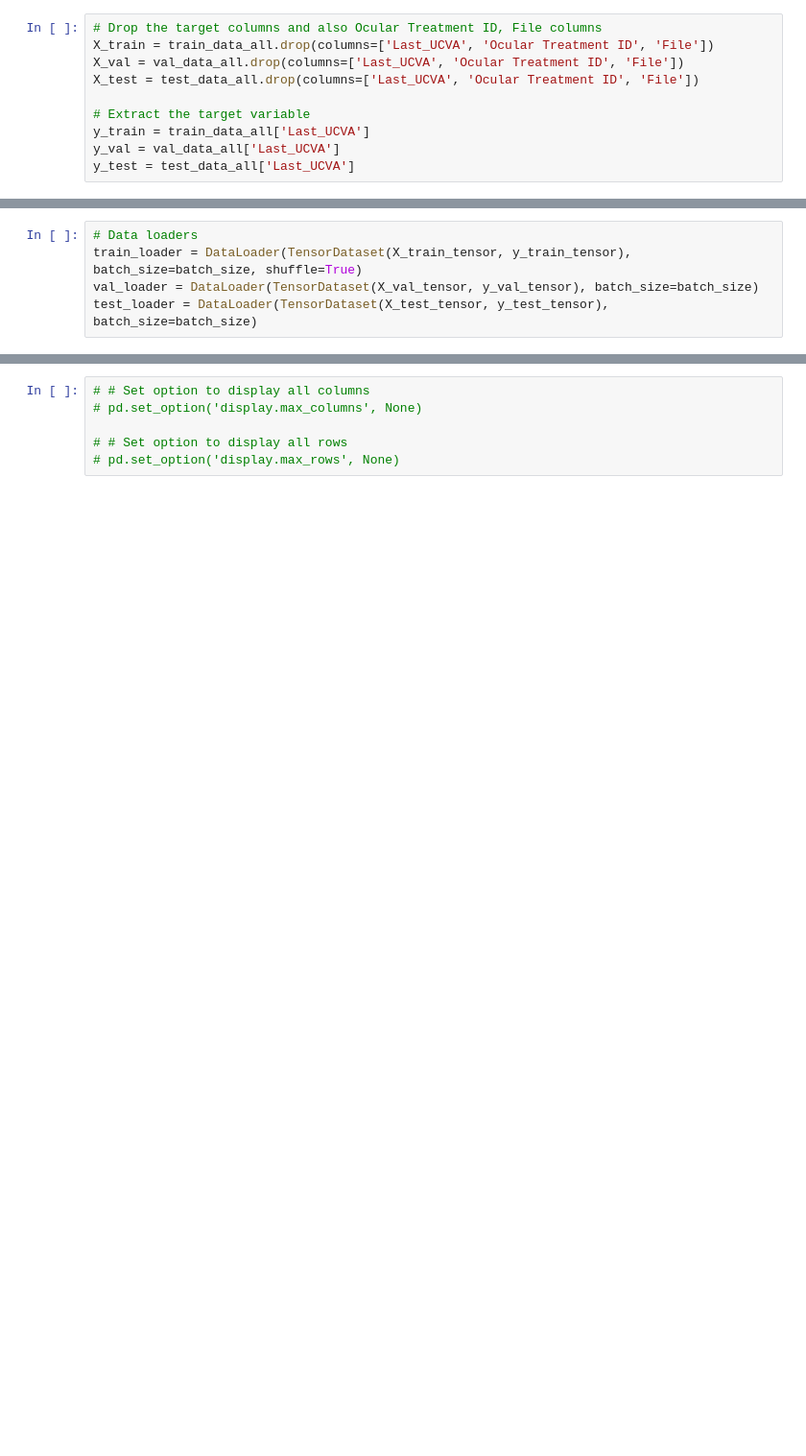
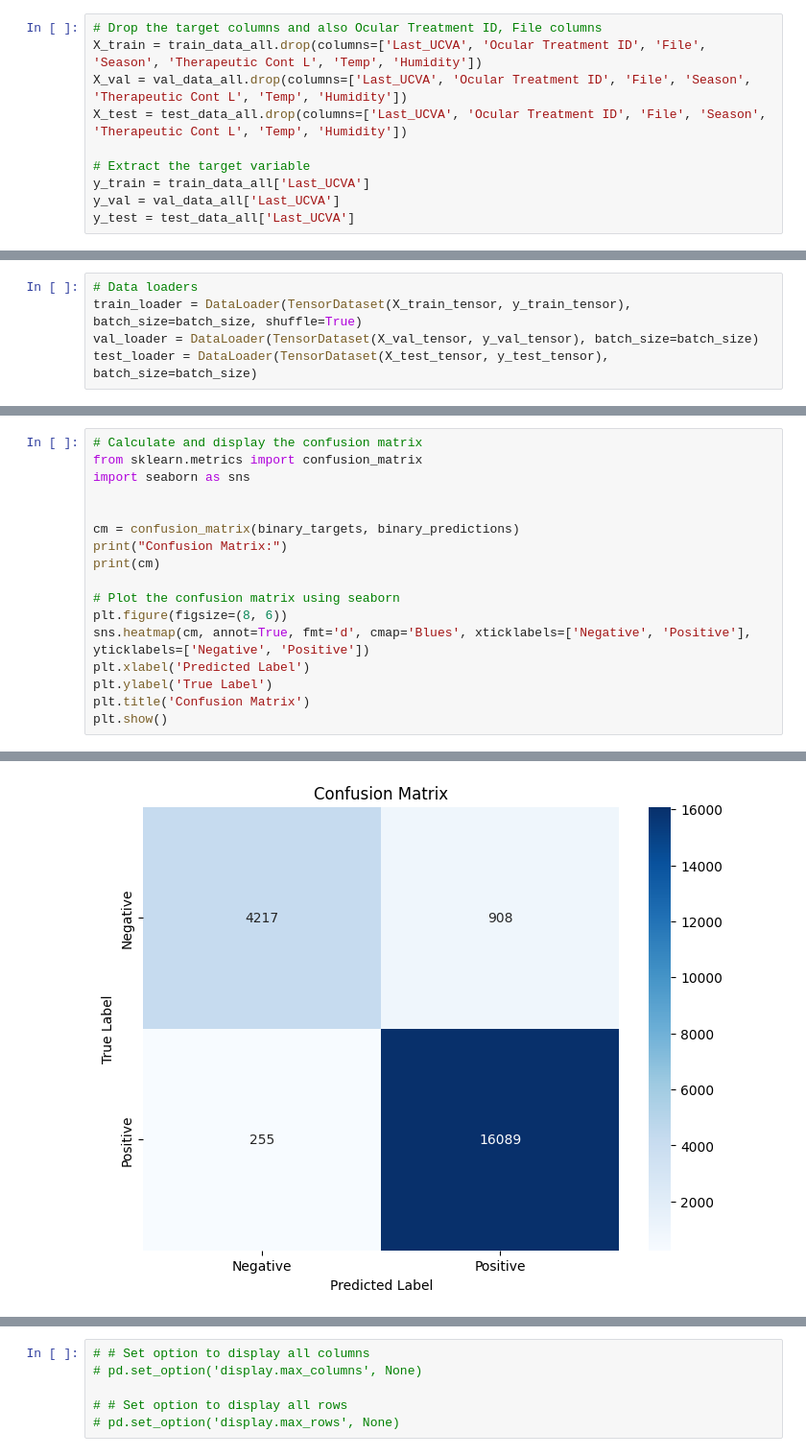
Before and after one commit to JohnZaatra/Glass-removal-Ai, a Jupyter notebook: tabular_data_model.ipynb, the cells around one changed output, grey strips where cells are left out. Shown: that part at 96% size. Saved outputs shown, nothing was run; the diff lists cells and outputs as text; blank space fills up the shorter version.

```diff
--- a/tabular_data_model.ipynb
+++ b/tabular_data_model.ipynb
@@ -104,9 +104,9 @@ val_data_all = pd.concat(val_data.values())
 test_data_all = pd.concat(test_data.values())
 # %%
 # Drop the target columns and also Ocular Treatment ID, File columns
-X_train = train_data_all.drop(columns=['Last_UCVA', 'Ocular Treatment ID', 'File'])
-X_val = val_data_all.drop(columns=['Last_UCVA', 'Ocular Treatment ID', 'File'])
-X_test = test_data_all.drop(columns=['Last_UCVA', 'Ocular Treatment ID', 'File'])
+X_train = train_data_all.drop(columns=['Last_UCVA', 'Ocular Treatment ID', 'File', 'Season', 'Therapeutic Cont L', 'Temp', 'Humidity'])
+X_val = val_data_all.drop(columns=['Last_UCVA', 'Ocular Treatment ID', 'File', 'Season', 'Therapeutic Cont L', 'Temp', 'Humidity'])
+X_test = test_data_all.drop(columns=['Last_UCVA', 'Ocular Treatment ID', 'File', 'Season', 'Therapeutic Cont L', 'Temp', 'Humidity'])
 
 # Extract the target variable
 y_train = train_data_all['Last_UCVA']
@@ -260,0 +381,18 @@ Mean Squared Error (MSE): 0.0367
+# %%
+# Calculate and display the confusion matrix
+from sklearn.metrics import confusion_matrix
+import seaborn as sns
+
+
+cm = confusion_matrix(binary_targets, binary_predictions)
+print("Confusion Matrix:")
+print(cm)
+
+# Plot the confusion matrix using seaborn
+plt.figure(figsize=(8, 6))
+sns.heatmap(cm, annot=True, fmt='d', cmap='Blues', xticklabels=['Negative', 'Positive'], yticklabels=['Negative', 'Positive'])
+plt.xlabel('Predicted Label')
+plt.ylabel('True Label')
+plt.title('Confusion Matrix')
+plt.show()
+# %% [output]
@@ -260,0 +402 @@ Mean Squared Error (MSE): 0.0367
+[figure, added]
```
Also changed, not shown: parts of 13 cells of this notebook, 1 other file.
